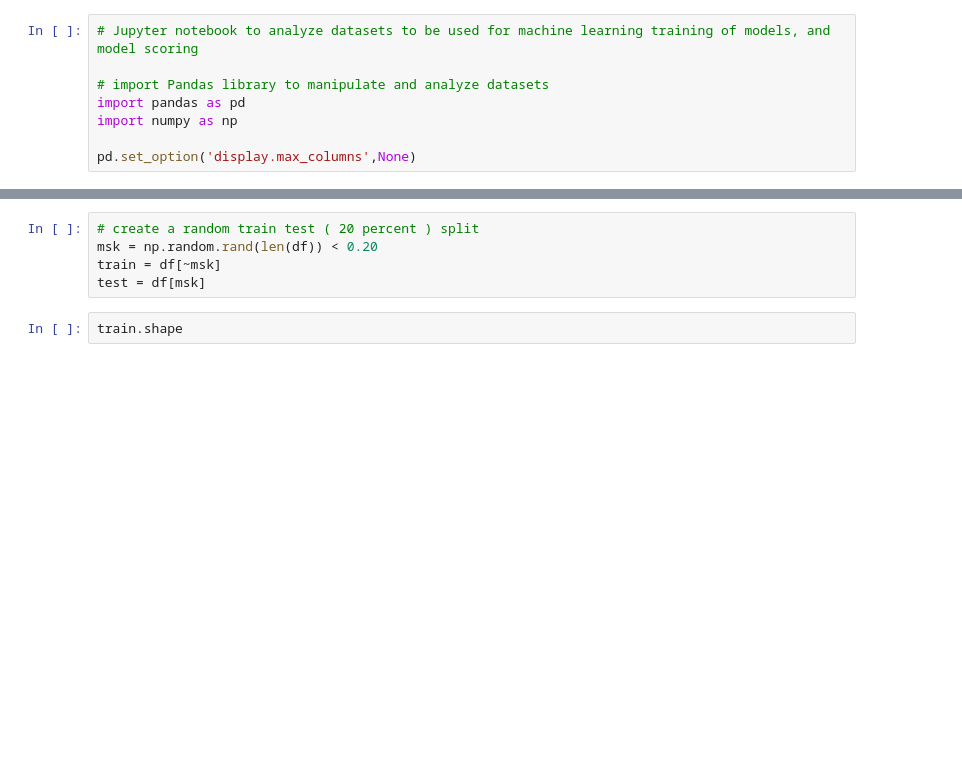
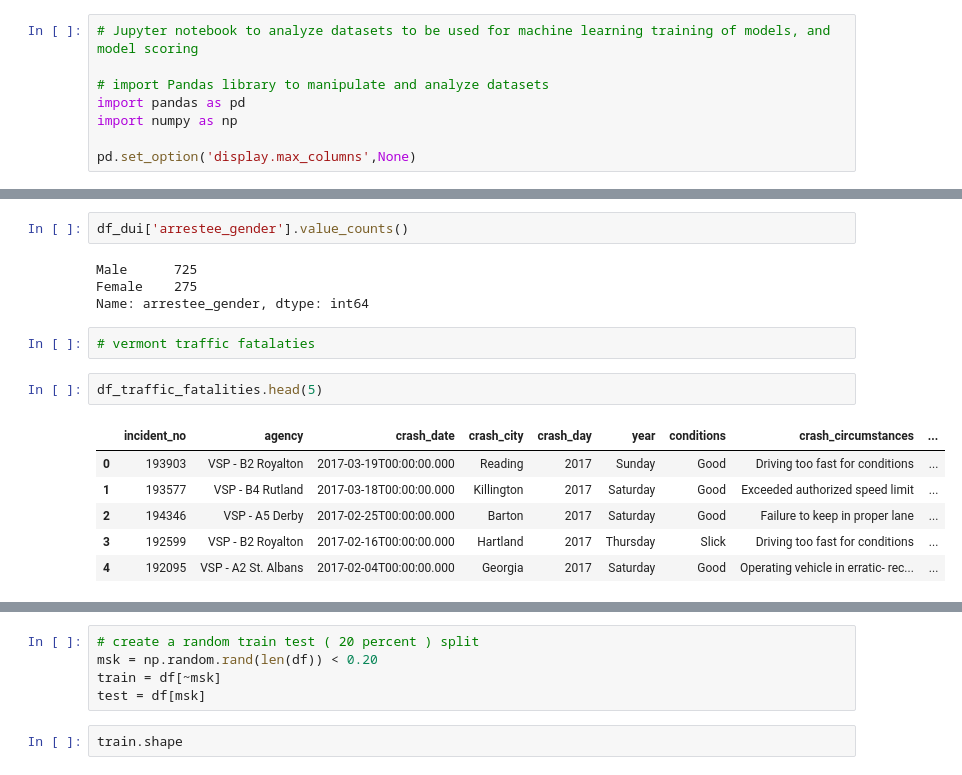
Before and after one commit to sharkymark/py-notebooks, a Jupyter notebook: generic.ipynb, the cells around one changed output, grey strips where cells are left out. Drawn from its saved outputs; the diff is of its cells as text; blank space fills up the shorter version.

```diff
--- a/generic.ipynb
+++ b/generic.ipynb
@@ -103,0 +122,17 @@ Name: Churn?, dtype: int64
+# %%
+df_dui['arrestee_gender'].value_counts()
+# %% [output]
+Male      725
+Female    275
+Name: arrestee_gender, dtype: int64
+# %%
+# vermont traffic fatalaties
+# %%
+df_traffic_fatalities.head(5)
+# %% [output]
+|  | incident_no | agency | crash_date | crash_city | crash_day | year | conditions | crash_circumstances | ... |
+| 0 | 193903 | VSP - B2 Royalton | 2017-03-19T00:00:00.000 | Reading | 2017 | Sunday | Good | Driving too fast for conditions | ... |
+| 1 | 193577 | VSP - B4 Rutland | 2017-03-18T00:00:00.000 | Killington | 2017 | Saturday | Good | Exceeded authorized speed limit | ... |
+| 2 | 194346 | VSP - A5 Derby | 2017-02-25T00:00:00.000 | Barton | 2017 | Saturday | Good | Failure to keep in proper lane | ... |
+| 3 | 192599 | VSP - B2 Royalton | 2017-02-16T00:00:00.000 | Hartland | 2017 | Thursday | Slick | Driving too fast for conditions | ... |
+| 4 | 192095 | VSP - A2 St. Albans | 2017-02-04T00:00:00.000 | Georgia | 2017 | Saturday | Good | Operating vehicle in erratic- rec... | ... |
```
Also changed, not shown: parts of 27 cells of this notebook, 1 other file.
